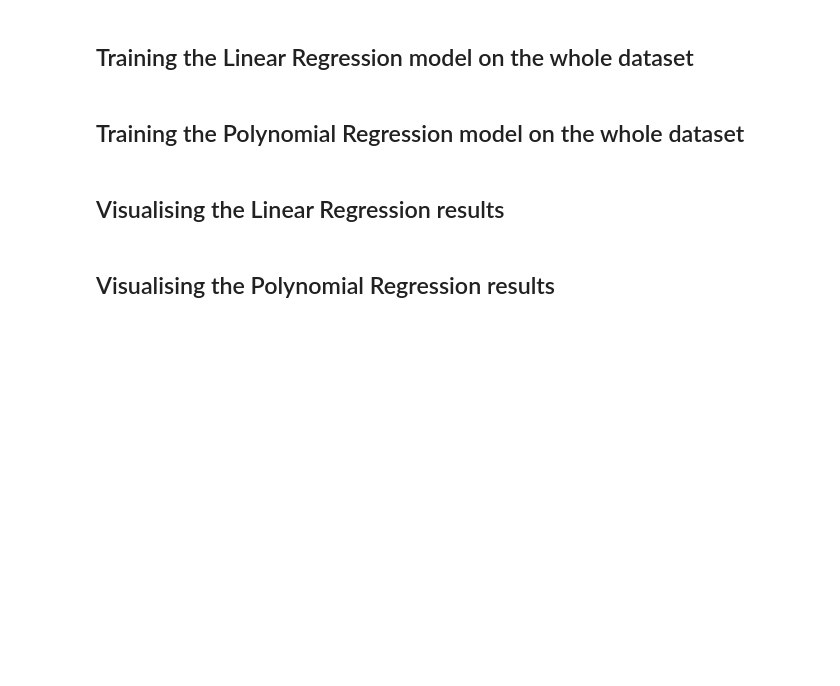
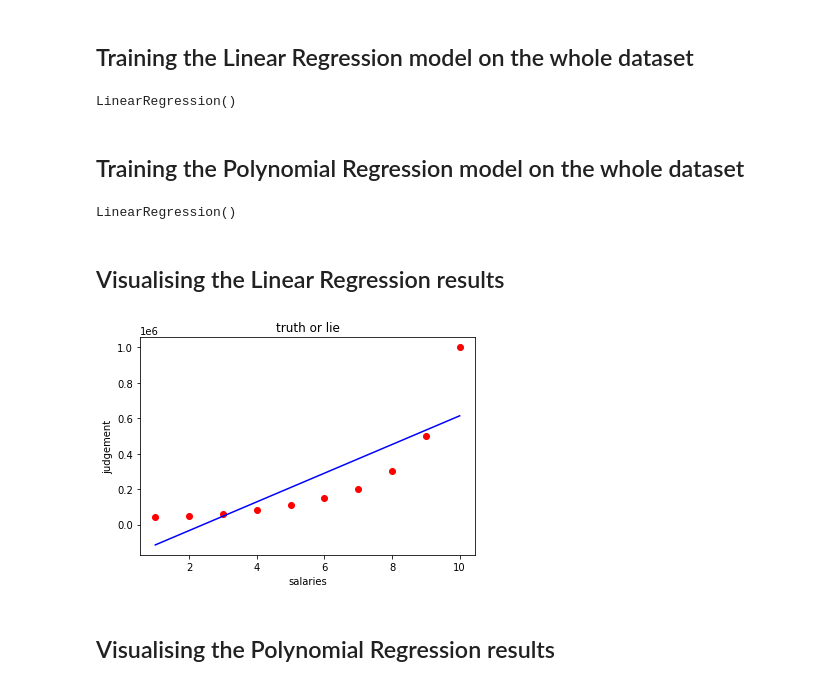
Before and after one commit to ShubhGupta2004/mlLearning, a Jupyter notebook: Copy_of_polynomial_regression.ipynb, the cells around one changed output. Saved outputs shown, nothing was run; the diff lists cells and outputs as text; code cells hidden in the pictures; blank space fills up the shorter version.

```diff
--- a/Copy_of_polynomial_regression.ipynb
+++ b/Copy_of_polynomial_regression.ipynb
@@ -12,13 +12,37 @@ import pandas as pd
 ## Importing the dataset
 # %%
 dataset = pd.read_csv('Position_Salaries.csv')
-x=dataset.iloc[:,:-1].values
+x=dataset.iloc[:,1:-1].values
 y=dataset.iloc[:,-1].values
 # %% [markdown]
 ## Training the Linear Regression model on the whole dataset
+# %%
+from sklearn.linear_model import LinearRegression
+reg = LinearRegression()
+reg.fit(x,y)
+# %% [output]
+LinearRegression()
 # %% [markdown]
 ## Training the Polynomial Regression model on the whole dataset
+# %%
+from sklearn.preprocessing import PolynomialFeatures
+polyReg = PolynomialFeatures(degree = 2)
+xPoly =polyReg.fit_transform(x)
+#converting both of them into
+linReg = LinearRegression()
+linReg.fit(xPoly,y)
+# %% [output]
+LinearRegression()
 # %% [markdown]
 ## Visualising the Linear Regression results
+# %%
+plt.scatter(x,y,color='red')
+plt.plot(x,reg.predict(x),color='blue')
+plt.title('truth or lie')
+plt.xlabel('salaries')
+plt.ylabel('judgement')
+plt.show()
+# %% [output]
+[figure, added]
 # %% [markdown]
 ## Visualising the Polynomial Regression results
```
Also changed, not shown: parts of 7 cells of this notebook.
